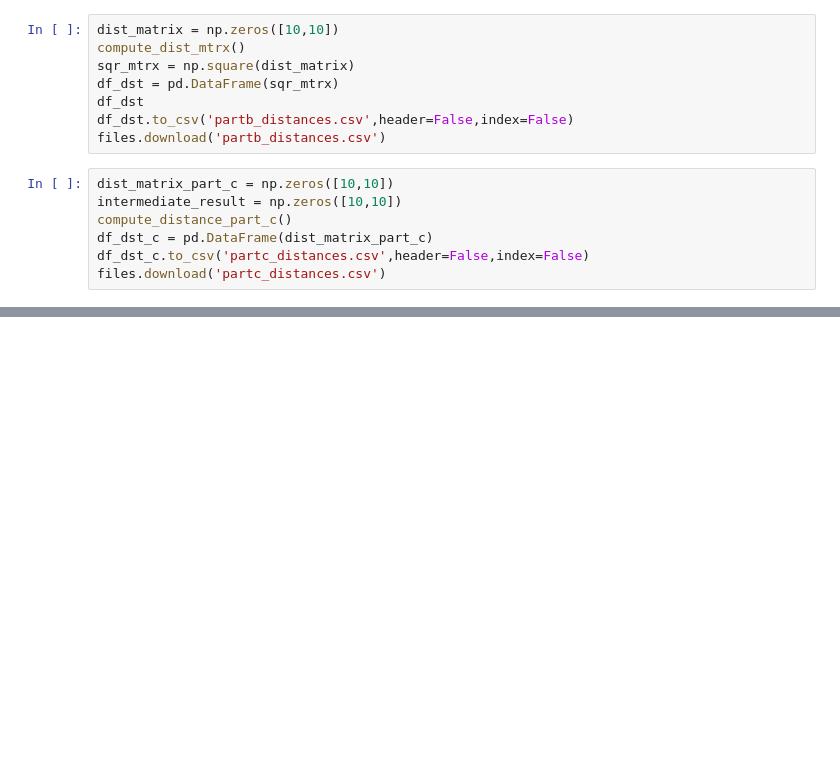
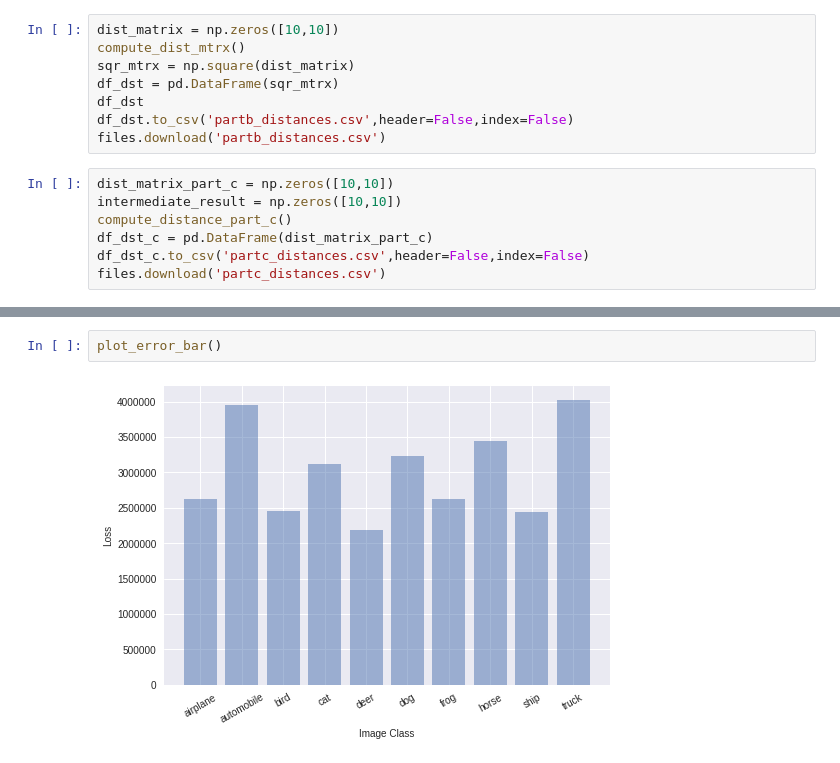
Before and after one commit to basliyal/aml-homeworks, a Jupyter notebook: homework4.ipynb, the cells around one changed output, grey strips where cells are left out. Saved outputs shown, nothing was run; the diff lists cells and outputs as text; blank space fills up the shorter version.

```diff
--- a/homework4.ipynb
+++ b/homework4.ipynb
@@ -140,0 +188,4 @@ files.download('partc_distances.csv')
+# %%
+plot_error_bar()
+# %% [output]
+[figure, added]
```
Also changed, not shown: parts of 5 cells of this notebook.
